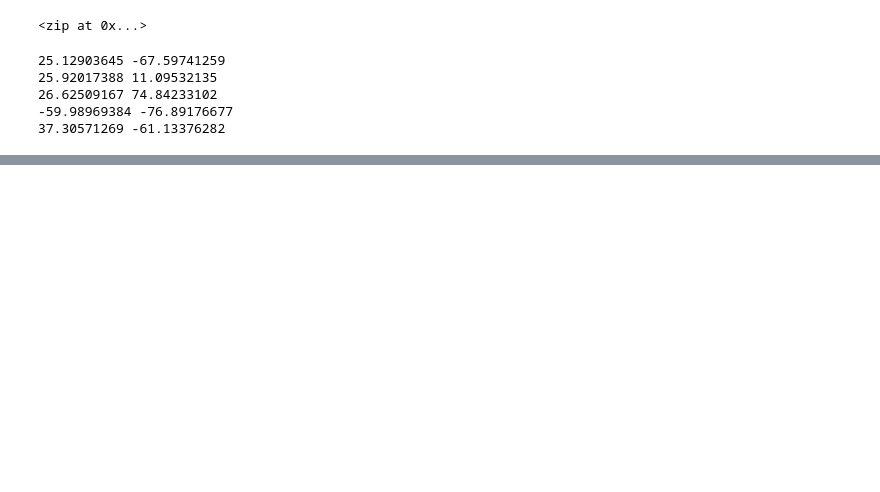
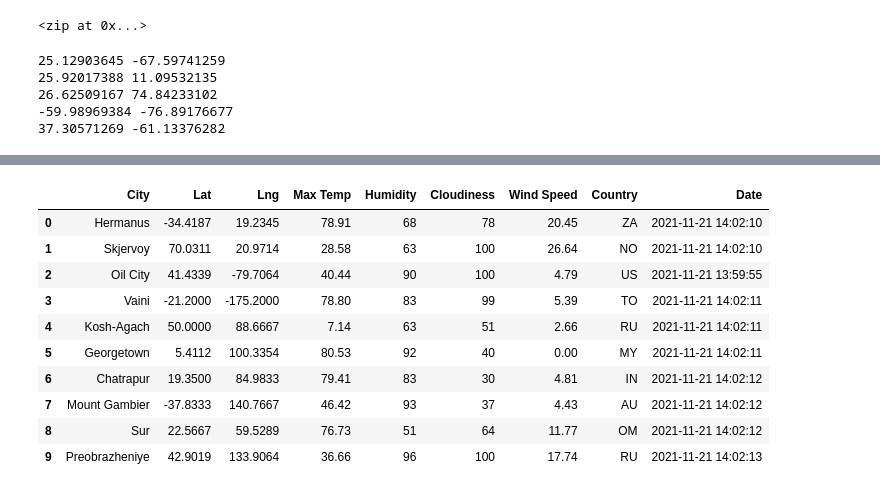
Before and after one commit to john-molenda1/World_Weather_Analysis, a Jupyter notebook: WeatherPy.ipynb, the cells around one changed output, grey strips where cells are left out. Saved outputs shown, nothing was run; the diff lists cells and outputs as text; code cells hidden in the pictures; blank space fills up the shorter version.

```diff
--- a/WeatherPy.ipynb
+++ b/WeatherPy.ipynb
@@ -71,0 +182,16 @@ len(cities)
+# %%
+# Convert the array of dictionaries to a Pandas DataFrame.
+city_data_df = pd.DataFrame(city_data)
+city_data_df.head(10)
+# %% [output]
+|  | City | Lat | Lng | Max Temp | Humidity | Cloudiness | Wind Speed | Country | Date |
+| 0 | Hermanus | -34.4187 | 19.2345 | 78.91 | 68 | 78 | 20.45 | ZA | 2021-11-21 14:02:10 |
+| 1 | Skjervoy | 70.0311 | 20.9714 | 28.58 | 63 | 100 | 26.64 | NO | 2021-11-21 14:02:10 |
+| 2 | Oil City | 41.4339 | -79.7064 | 40.44 | 90 | 100 | 4.79 | US | 2021-11-21 13:59:55 |
+| 3 | Vaini | -21.2000 | -175.2000 | 78.80 | 83 | 99 | 5.39 | TO | 2021-11-21 14:02:11 |
+| 4 | Kosh-Agach | 50.0000 | 88.6667 | 7.14 | 63 | 51 | 2.66 | RU | 2021-11-21 14:02:11 |
+| 5 | Georgetown | 5.4112 | 100.3354 | 80.53 | 92 | 40 | 0.00 | MY | 2021-11-21 14:02:11 |
+| 6 | Chatrapur | 19.3500 | 84.9833 | 79.41 | 83 | 30 | 4.81 | IN | 2021-11-21 14:02:12 |
+| 7 | Mount Gambier | -37.8333 | 140.7667 | 46.42 | 93 | 37 | 4.43 | AU | 2021-11-21 14:02:12 |
+| 8 | Sur | 22.5667 | 59.5289 | 76.73 | 51 | 64 | 11.77 | OM | 2021-11-21 14:02:12 |
+| 9 | Preobrazheniye | 42.9019 | 133.9064 | 36.66 | 96 | 100 | 17.74 | RU | 2021-11-21 14:02:13 |
```
Also changed, not shown: parts of 9 cells of this notebook.
